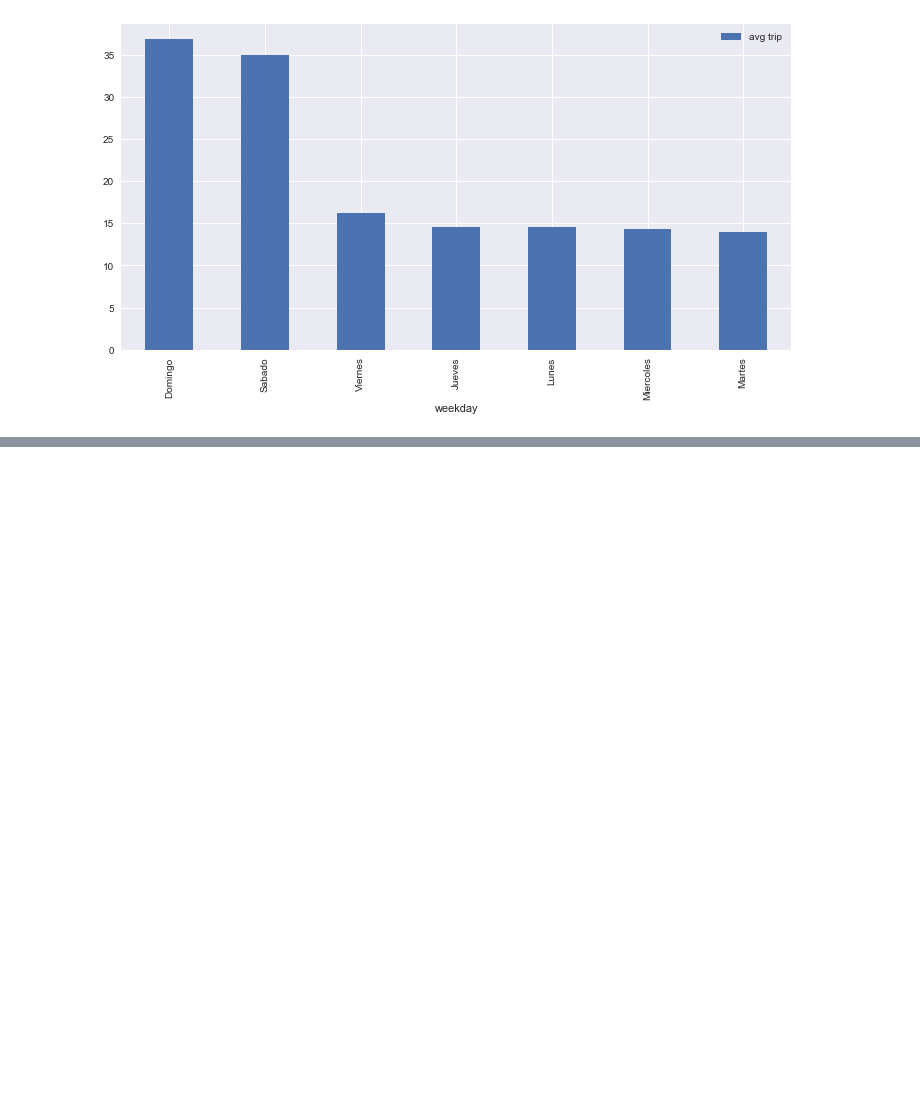
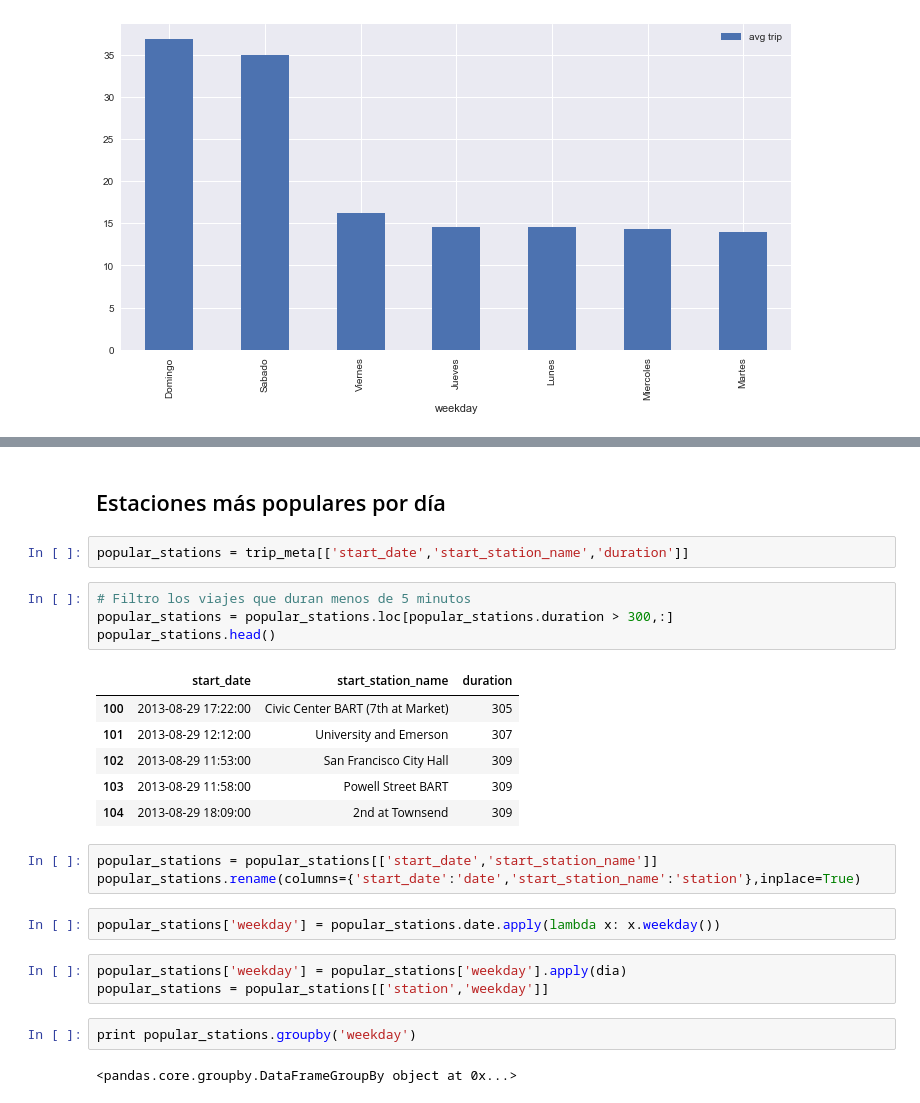
Before and after one commit to hernantain/Analisis-San-Francisco, a Jupyter notebook: analisis.ipynb, the cells around one changed output, grey strips where cells are left out. Saved outputs shown, nothing was run; the diff lists cells and outputs as text; blank space fills up the shorter version.

```diff
--- a/analisis.ipynb
+++ b/analisis.ipynb
@@ -268,0 +297,27 @@ dif_day_trips_avg.sort_values('avg trip',ascending=False).plot(x='weekday',y='av
+# %% [markdown]
+## Estaciones más populares por día
+# %%
+popular_stations = trip_meta[['start_date','start_station_name','duration']]
+# %%
+# Filtro los viajes que duran menos de 5 minutos
+popular_stations = popular_stations.loc[popular_stations.duration > 300,:]
+popular_stations.head()
+# %% [output]
+|  | start_date | start_station_name | duration |
+| 100 | 2013-08-29 17:22:00 | Civic Center BART (7th at Market) | 305 |
+| 101 | 2013-08-29 12:12:00 | University and Emerson | 307 |
+| 102 | 2013-08-29 11:53:00 | San Francisco City Hall | 309 |
+| 103 | 2013-08-29 11:58:00 | Powell Street BART | 309 |
+| 104 | 2013-08-29 18:09:00 | 2nd at Townsend | 309 |
+# %%
+popular_stations = popular_stations[['start_date','start_station_name']]
+popular_stations.rename(columns={'start_date':'date','start_station_name':'station'},inplace=True)
+# %%
+popular_stations['weekday'] = popular_stations.date.apply(lambda x: x.weekday())
+# %%
+popular_stations['weekday'] = popular_stations['weekday'].apply(dia)
+popular_stations = popular_stations[['station','weekday']]
+# %%
+print popular_stations.groupby('weekday')
+# %% [output]
+<pandas.core.groupby.DataFrameGroupBy object at 0x...>
```
Also changed, not shown: parts of 6 cells of this notebook.
